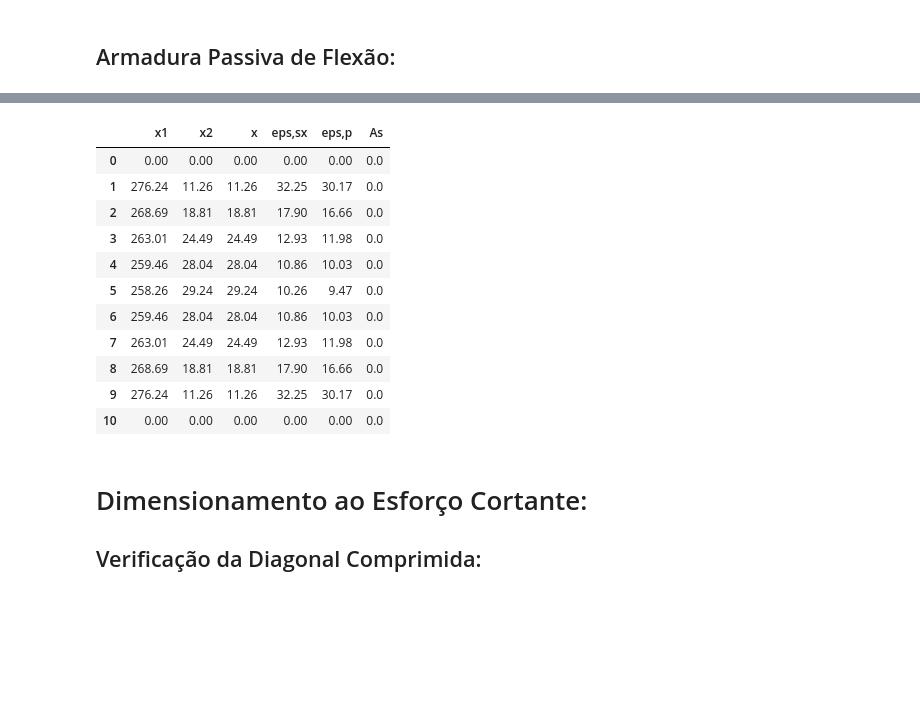
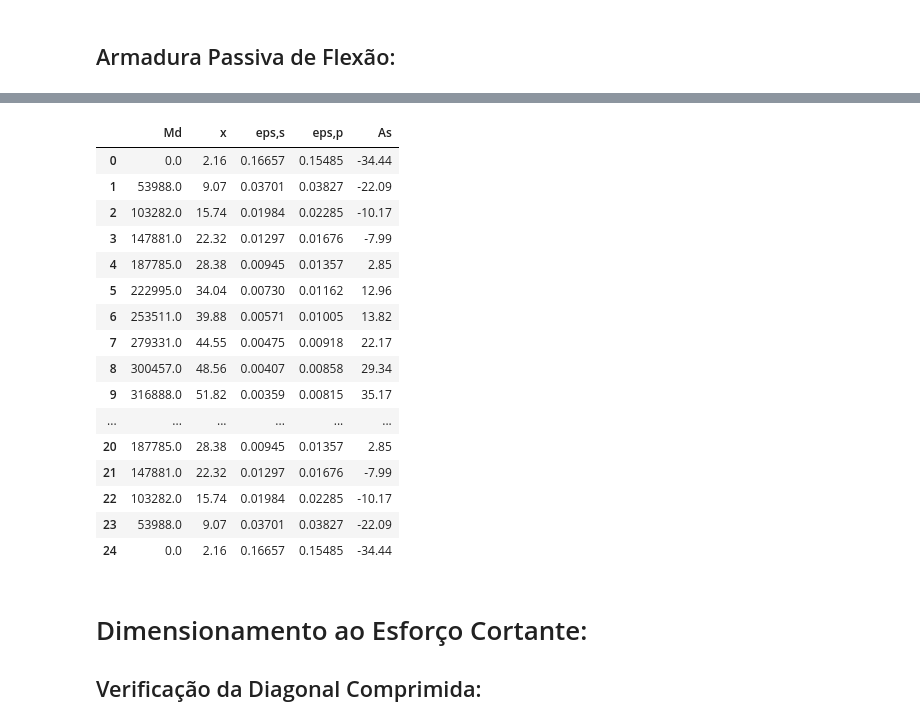
Before and after one commit to GarciaGabe/eng, a Jupyter notebook: Viga Protendida.ipynb, the cells around one changed output, grey strips where cells are left out. Cells and saved outputs as stored; diff of their text form; code cells hidden in the pictures; blank space fills up the shorter version.

```diff
--- a/Viga Protendida.ipynb
+++ b/Viga Protendida.ipynb
@@ -531,7 +531,7 @@ display(tabela2)
 # s = 0.38 para concreto de cimento CP-III e CP-IV
 # s = 0.25 para concreto de cimento CP-I e CP-II
 # s = 0.20 para concreto de cimento CP-V
-s = 0.20
+s = 0.38
 t_0 = 10
 t_F = 10000
 
@@ -566,7 +566,7 @@ Adotado s = 0.20 para concreto de cimento CP-V (ARI)
 # %%
 %%render params 2
 
-U = 55 #umidade média do ar
+U = 70 #umidade média do ar
 
 phi_c1 = 4.45 - 0.035*U # para abatimentos entre 5cm e 9cm
 
@@ -720,7 +725,10 @@ for i in range(4):
 alpha_p = E_p/E_cs
 
 for i in range(nS):
-    momento = esforcos[1][i]
+    pos_i = relax[1][i]
+    momento = 0.5*Q_t0*pos_i*(Vao-pos_i)
+    #momento = esforcos[1][i]
+    #print("Momento seção "+str(i)+": "+str(int(momento)))
     for j in range(len(qntCordoalhas)-1,-1,-1):
         if(relax[1][i] >= x1_anc[j] and relax[1][i] <= x2_anc[j]):
             sigma_pi = sigma_p[j]
@@ -731,6 +739,7 @@ for i in range(nS):
             A_pp = A_p[j]
             break
     progressivas[0][i] = round(Npi/Area + Mpi/Wcpi + momento/Wcpi,2)
+    #print(Npi,Mpi)
     K_p = alpha_p*A_pp*(1/Area + e_pp/Wcpi)
     progressivas[1][i] = round( (( progressivas[0][i]*phi_t/E_cs + epsilon_cs - sigma_pi/E_p*relax[6][i] ) / (1 + relax[6][i] + K_p*(1+0.5*phi_t)) )*E_p,2)
     progressivas[2][i] = -round(progressivas[1][i]*A_pp  ,2)
@@ -854,7 +878,7 @@ display(tabela6)
 # %%
 sigma_cs0 = -10000
 pos = -1
-for i in range (nS):
+for i in range (0,nS):
     if sigma_cs0 < tensaosup[1][i]:
         sigma_cs0 = tensaosup[1][i]
         pos = i
@@ -940,63 +969,58 @@ display(tabela7)
 # %%
 d_p = [] # braço de alavanca da armadura ativa
 d_s = [] # braço de alavanca da armadura passiva
 
 for i in range(len(qntCordoalhas)):
     d_p.append(e_p_i[i] + h/2)
     d_s.append(h-5) # estimativa para ds
 
 
 A_s = []
-for i in range(6):
+for i in range(5):
     A_s.append([0] * nS)
 
-for i in range(1,nS-1):
+for i in range(nS):
     for j in range(len(qntCordoalhas)-1,-1,-1):
         if(relax[1][i] >= x1_anc[j] and relax[1][i] <= x2_anc[j]):
             sigma_pm = sigma_p[j]
             Npm = N_p[j]
             Mpm = M_p[j]
             Wcpm = W_cp[j]
             A_pm = A_p[j]
             d_sm = d_s[j]
             d_pm = d_p[j]
             break
-    Rpt = f_pyd * A_pm
-    a_bh = 1
-    b_bh = -2.5*d_sm
-    c_bh = (esforcos[1][i]*1.4 + Rpt*(d_sm-d_pm))/(0.32*b*f_c)
-    x_1 = (-b_bh + (b_bh**2 - 4*a_bh*c_bh )**0.5)/(2*a_bh)
-    x_2 = (-b_bh - (b_bh**2 - 4*a_bh*c_bh )**0.5)/(2*a_bh)
-    A_s[0][i] = round(x_1,2)
-    A_s[1][i] = round(x_2,2)
-    if (x_1 > h or x_1 < 0):
-        x = x_2
-    else:
-        x = x_1
-    A_s[2][i] = round(x,2)
-    A_s[3][i] = round(3.5/x*(d_sm-x),2)
-    A_s[4][i] = round(prealong[4][i] + 3.5/x*(d_pm-x),2)
-    A_s[5][i] = round((0.8*b*x*f_c-Rpt)/f_yd,2)
-    if (A_s[5][i] < 0):
-        A_s[5][i] = 0
+    Md = esforcos[1][i]*1.4*1.77
+    retorno = linha_neutra_cp(b,h,f_c,A_pm,prealong[4][i],d_pm,d_sm,Md)
+    A_s[0][i] = int(Md)
+    A_s[1][i] = retorno[0]
+    A_s[2][i] = retorno[2]
+    A_s[3][i] = retorno[1]
+    A_s[4][i] = round((0.8*b*f_c*retorno[0]-retorno[3])/retorno[4],2)
+
 
 tabela8 = pd.DataFrame(A_s)
 tabela8 = tabela8.transpose()
-tabela8.rename(columns={0:'x1',1:'x2', 2:'x',3:'eps,sx',4:'eps,p',5:'As'},inplace = True)
+tabela8.rename(columns={0:'Md', 1:'x',2:'eps,s',3:'eps,p',4:'As'},inplace = True)
 display(tabela8)
 # %% [output]
-|  | x1 | x2 | x | eps,sx | eps,p | As |
-| 0 | 0.00 | 0.00 | 0.00 | 0.00 | 0.00 | 0.0 |
-| 1 | 276.24 | 11.26 | 11.26 | 32.25 | 30.17 | 0.0 |
-| 2 | 268.69 | 18.81 | 18.81 | 17.90 | 16.66 | 0.0 |
-| 3 | 263.01 | 24.49 | 24.49 | 12.93 | 11.98 | 0.0 |
-| 4 | 259.46 | 28.04 | 28.04 | 10.86 | 10.03 | 0.0 |
-| 5 | 258.26 | 29.24 | 29.24 | 10.26 | 9.47 | 0.0 |
-| 6 | 259.46 | 28.04 | 28.04 | 10.86 | 10.03 | 0.0 |
-| 7 | 263.01 | 24.49 | 24.49 | 12.93 | 11.98 | 0.0 |
-| 8 | 268.69 | 18.81 | 18.81 | 17.90 | 16.66 | 0.0 |
-| 9 | 276.24 | 11.26 | 11.26 | 32.25 | 30.17 | 0.0 |
-| 10 | 0.00 | 0.00 | 0.00 | 0.00 | 0.00 | 0.0 |
+|  | Md | x | eps,s | eps,p | As |
+| 0 | 0.0 | 2.16 | 0.16657 | 0.15485 | -34.44 |
+| 1 | 53988.0 | 9.07 | 0.03701 | 0.03827 | -22.09 |
+| 2 | 103282.0 | 15.74 | 0.01984 | 0.02285 | -10.17 |
+| 3 | 147881.0 | 22.32 | 0.01297 | 0.01676 | -7.99 |
+| 4 | 187785.0 | 28.38 | 0.00945 | 0.01357 | 2.85 |
+| 5 | 222995.0 | 34.04 | 0.00730 | 0.01162 | 12.96 |
+| 6 | 253511.0 | 39.88 | 0.00571 | 0.01005 | 13.82 |
+| 7 | 279331.0 | 44.55 | 0.00475 | 0.00918 | 22.17 |
+| 8 | 300457.0 | 48.56 | 0.00407 | 0.00858 | 29.34 |
+| 9 | 316888.0 | 51.82 | 0.00359 | 0.00815 | 35.17 |
+| ... | ... | ... | ... | ... | ... |
+| 20 | 187785.0 | 28.38 | 0.00945 | 0.01357 | 2.85 |
+| 21 | 147881.0 | 22.32 | 0.01297 | 0.01676 | -7.99 |
+| 22 | 103282.0 | 15.74 | 0.01984 | 0.02285 | -10.17 |
+| 23 | 53988.0 | 9.07 | 0.03701 | 0.03827 | -22.09 |
+| 24 | 0.0 | 2.16 | 0.16657 | 0.15485 | -34.44 |
 # %% [markdown]
 # Dimensionamento ao Esforço Cortante:
 
```
Also changed, not shown: parts of 37 cells of this notebook, 2 other files.
